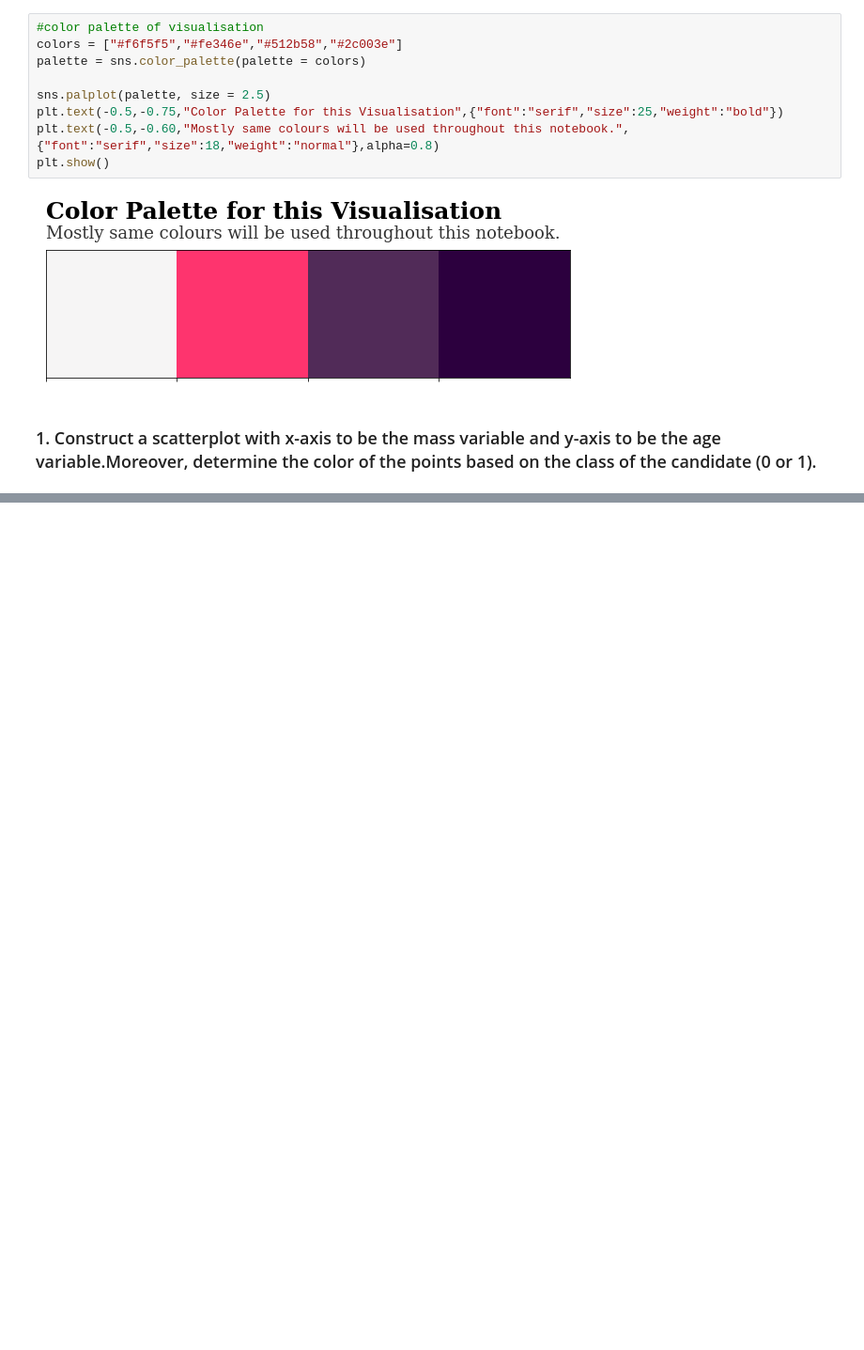
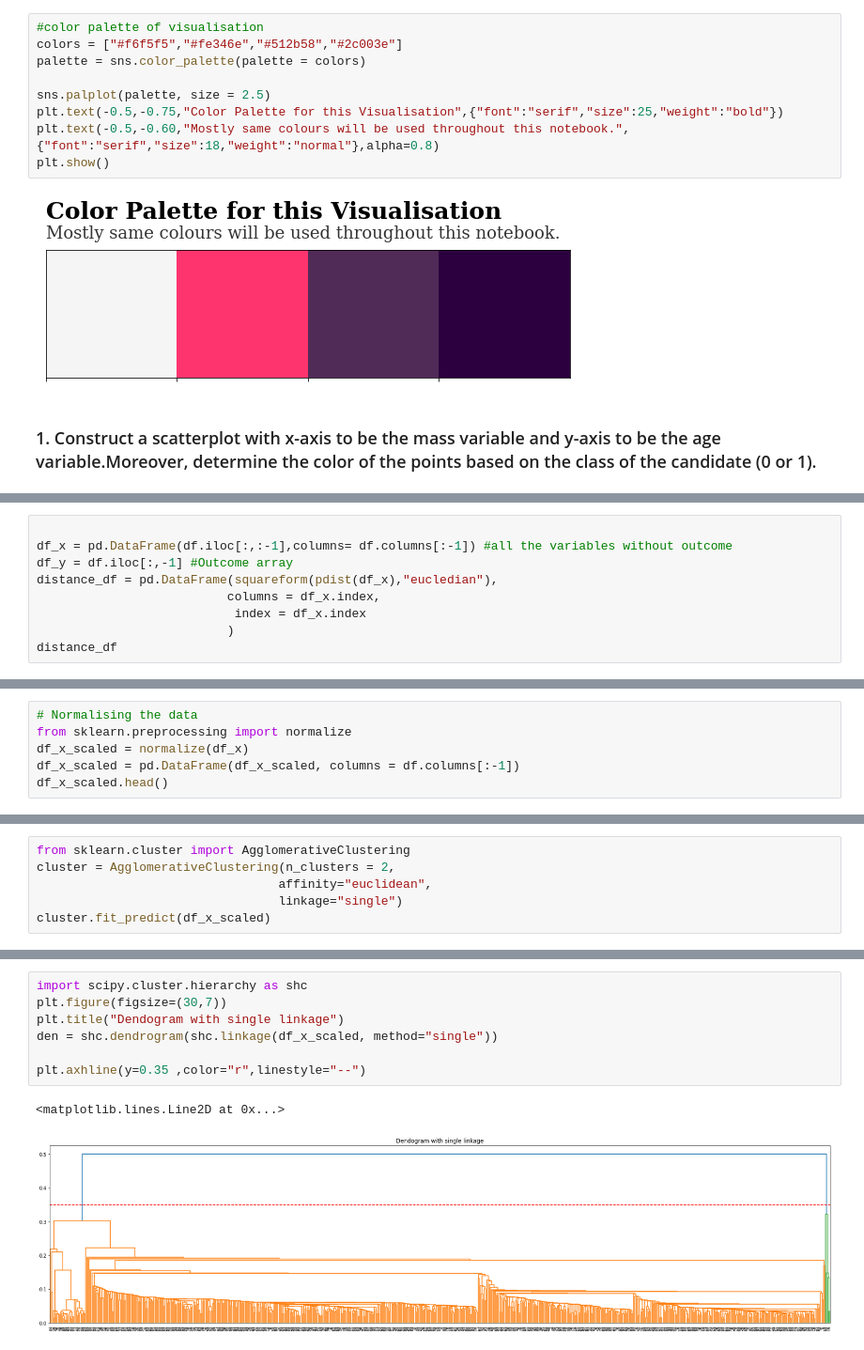
Before and after one commit to abhishek540/freelancing_project, a Jupyter notebook: pima-indian-diabetes-dataset-lab-assignment-05.ipynb, the cells around one changed output, grey strips where cells are left out. Shown: that part at 94% size. Drawn from its saved outputs; the diff is of its cells as text; blank space fills up the shorter version.

```diff
--- a/pima-indian-diabetes-dataset-lab-assignment-05.ipynb
+++ b/pima-indian-diabetes-dataset-lab-assignment-05.ipynb
@@ -177,0 +189,9 @@ plt.show()
+# %%
+
+df_x = pd.DataFrame(df.iloc[:,:-1],columns= df.columns[:-1]) #all the variables without outcome
+df_y = df.iloc[:,-1] #Outcome array
+distance_df = pd.DataFrame(squareform(pdist(df_x),"eucledian"),
+                          columns = df_x.index,
+                           index = df_x.index
+                          )
+distance_df
@@ -177,0 +219,6 @@ plt.show()
+# %%
+# Normalising the data
+from sklearn.preprocessing import normalize
+df_x_scaled = normalize(df_x)
+df_x_scaled = pd.DataFrame(df_x_scaled, columns = df.columns[:-1])
+df_x_scaled.head()
@@ -177,0 +237,6 @@ plt.show()
+# %%
+from sklearn.cluster import AgglomerativeClustering
+cluster = AgglomerativeClustering(n_clusters = 2,
+                                 affinity="euclidean",
+                                 linkage="single")
+cluster.fit_predict(df_x_scaled)
@@ -177,0 +261,10 @@ plt.show()
+# %%
+import scipy.cluster.hierarchy as shc
+plt.figure(figsize=(30,7))
+plt.title("Dendogram with single linkage")
+den = shc.dendrogram(shc.linkage(df_x_scaled, method="single"))
+
+plt.axhline(y=0.35 ,color="r",linestyle="--")
+# %% [output]
+<matplotlib.lines.Line2D at 0x...>
+[figure, added]
```
Also changed, not shown: parts of 27 cells of this notebook.
